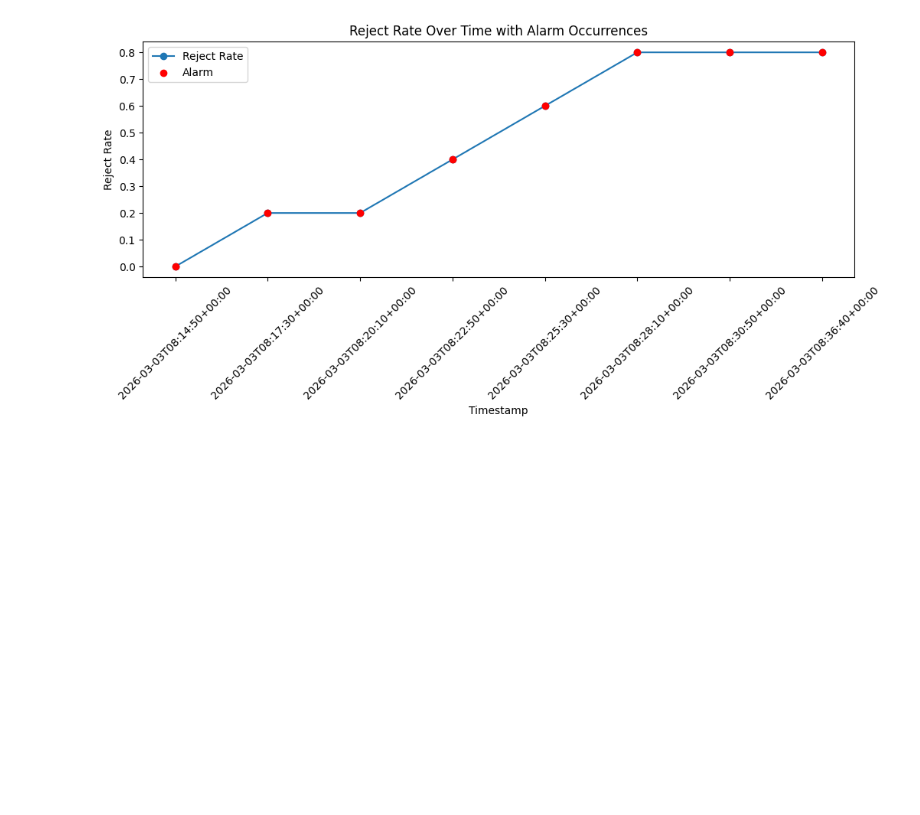
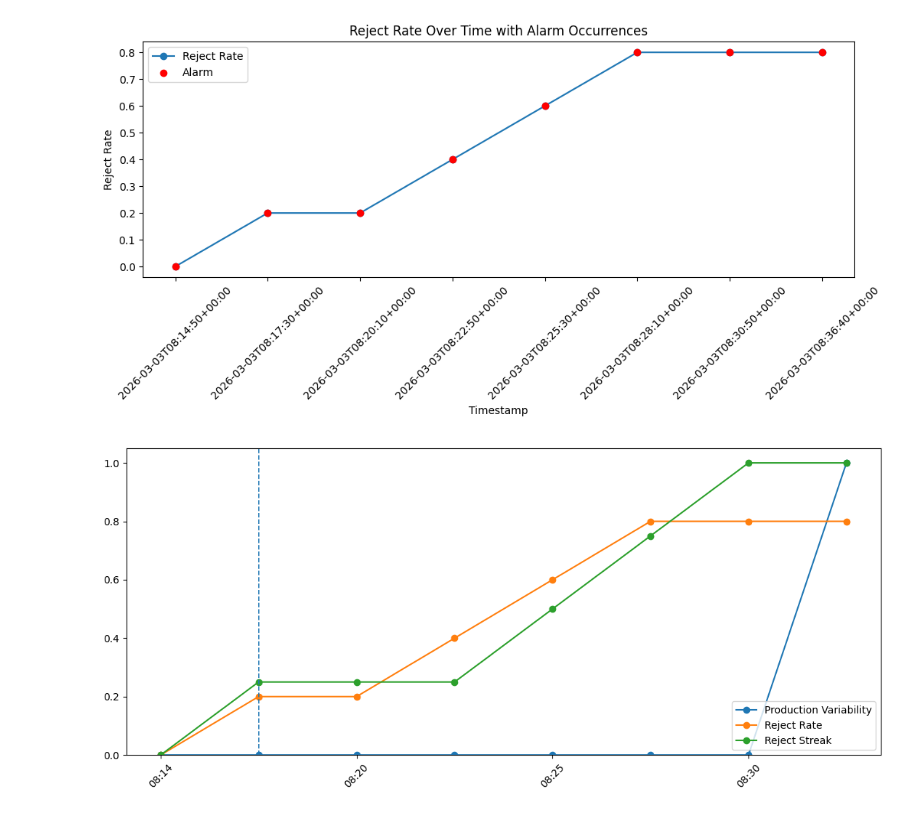
Before and after one commit to 99Mia/smart-factory-oee-platform, a Jupyter notebook: notebooks/feature_topic/feature_topic_tooldelay_s02.ipynb, the cells around one changed output. Cells and saved outputs as stored; diff of their text form; code cells hidden in the pictures; blank space fills up the shorter version.

Commit message:
feat: detect anomalies before visible production failures
- add time-series visualization for key signals
- highlight early deviation vs. quality impact timing
- enable proactive intervention window

```diff
--- a/notebooks/feature_topic/feature_topic_tooldelay_s02.ipynb
+++ b/notebooks/feature_topic/feature_topic_tooldelay_s02.ipynb
@@ -185,3 +185,86 @@ plt.legend()
 plt.show()
 # %% [output]
 [figure]
+# %%
+# =========================
+# Feature Evolution Before Visible Failure
+# Portfolio Final Version (Layout Fixed)
+# =========================
+
+import matplotlib.pyplot as plt
+import pandas as pd
+
+# feature_topic 결과 DataFrame 사용
+plot_df = feature_df.copy()
+
+# timestamp 정리
+plot_df["timestamp"] = pd.to_datetime(plot_df["timestamp"])
+plot_df["timestamp_str"] = plot_df["timestamp"].dt.strftime("%H:%M")
+plot_df = plot_df.sort_values("timestamp").reset_index(drop=True)
+
+# 필요한 컬럼 확인
+required_cols = [
+    "timestamp",
+    "production_interval_std",
+    "reject_rate",
+    "reject_streak",
+    "reject_count"
+]
+missing_cols = [c for c in required_cols if c not in plot_df.columns]
+if missing_cols:
+    raise ValueError(f"필요한 컬럼이 없습니다: {missing_cols}")
+
+# reject 시작 시점 찾기
+reject_rows = plot_df[plot_df["reject_count"] > 0]
+reject_start_idx = reject_rows.index.min() if not reject_rows.empty else None
+
+# 정규화용 최대값
+interval_max = plot_df["production_interval_std"].max()
+if interval_max == 0:
+    interval_max = 1
+
+streak_max = plot_df["reject_streak"].max()
+if streak_max == 0:
+    streak_max = 1
+
+# 정규화
+plot_df["interval_std_norm"] = plot_df["production_interval_std"] / interval_max
+plot_df["reject_streak_norm"] = plot_df["reject_streak"] / streak_max
+
+# 그래프 시작
+plt.figure(figsize=(11, 5))
+
+# 시계열 그래프
+plt.plot(
+    plot_df["timestamp_str"],
+    plot_df["interval_std_norm"],
+    marker="o",
+    label="Production Variability"
+)
+plt.plot(
+    plot_df["timestamp_str"],
+    plot_df["reject_rate"],
+    marker="o",
+    label="Reject Rate"
+)
+plt.plot(
+    plot_df["timestamp_str"],
+    plot_df["reject_streak_norm"],
+    marker="o",
+    label="Reject Streak"
+)
+
+# reject 시작 시점 강조
+if reject_start_idx is not None:
+    reject_time = plot_df.loc[reject_start_idx, "timestamp_str"]
+    plt.axvline(reject_time, linestyle="--", linewidth=1.2)
+
+
+# 스타일
+plt.legend(loc="lower right")
+plt.xticks(rotation=45)
+plt.ylim(0, 1.05)
+plt.tight_layout()
+plt.show()
+# %% [output]
+[figure, added]
```
